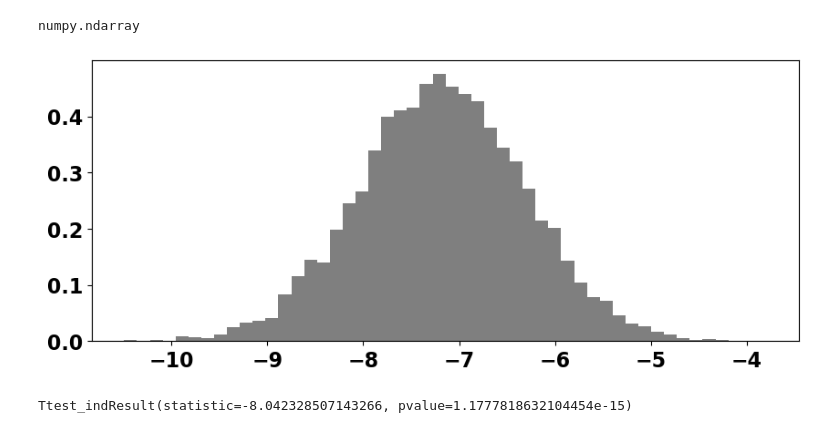
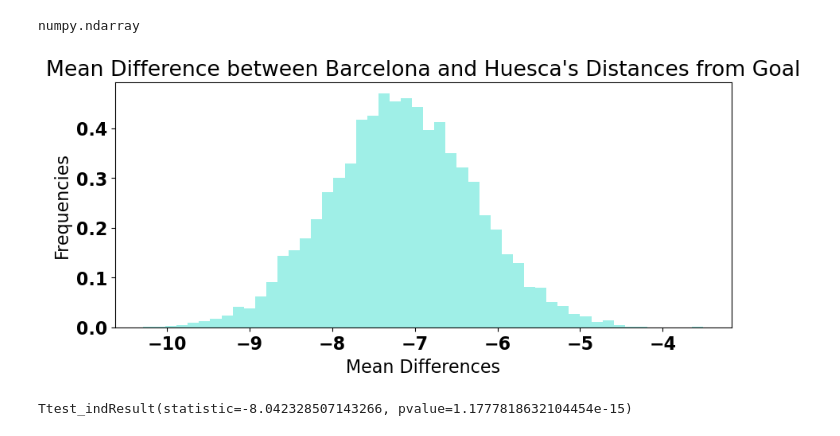
Before and after one commit to hashim-albattah/capstone1, a Jupyter notebook: src/images/soccer_data_exploration.ipynb, the cells around one changed output. Cells and saved outputs as stored; diff of their text form; code cells hidden in the pictures.

```diff
--- a/src/soccer_data_exploration.ipynb
+++ b/src/images/soccer_data_exploration.ipynb
@@ -614,10 +620,13 @@ def bootstrap_samples(data,samples):
 mean_diff = bootstrap_samples(barca_goaldists,10000) - bootstrap_samples(huesca_goaldists,10000)
 # %%
 fig, ax = plt.subplots(1, figsize=(10, 4))
-ax.hist(mean_diff, bins=50, density=True, color="black", alpha=0.5);
+ax.hist(mean_diff, bins=50, density=True, color="turquoise", alpha=0.5);
+ax.set_title('Mean Difference between Barcelona and Huesca\'s Distances from Goal')
+ax.set_ylabel('Frequencies')
+ax.set_xlabel('Mean Differences')
 plt.savefig('bootstrap_histogram.png')
 # %% [output]
-[figure, old version]
+[figure, new version]
 # %%
 # fig, ax = plt.subplots(1, figsize=(16, 3))
 
```
Also changed, not shown: parts of 3 cells of this notebook, 4 other files.
